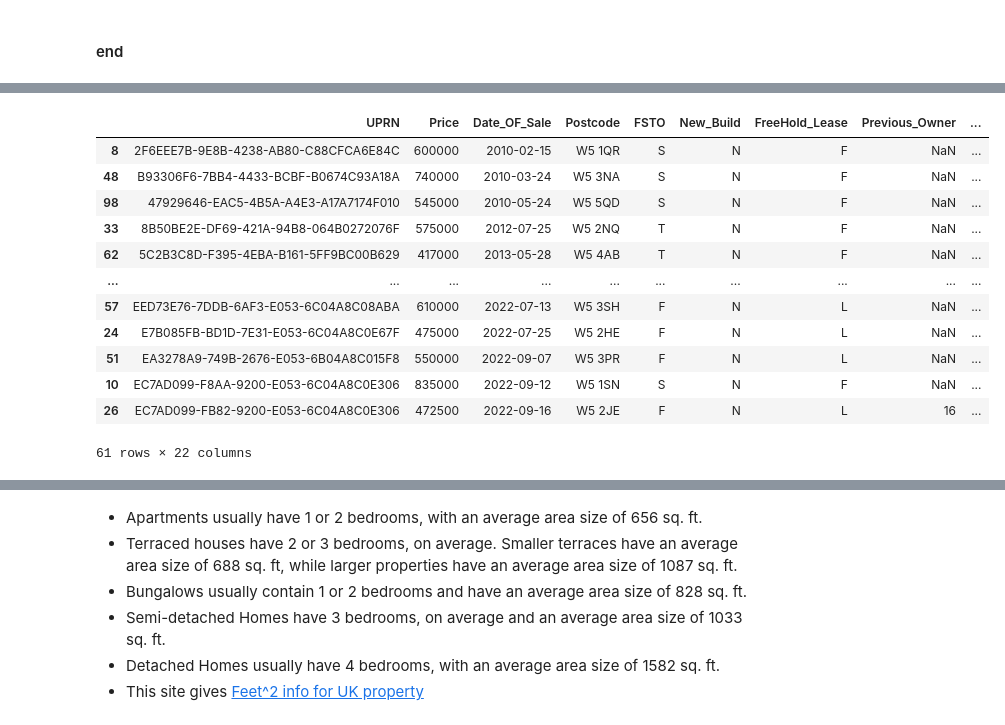
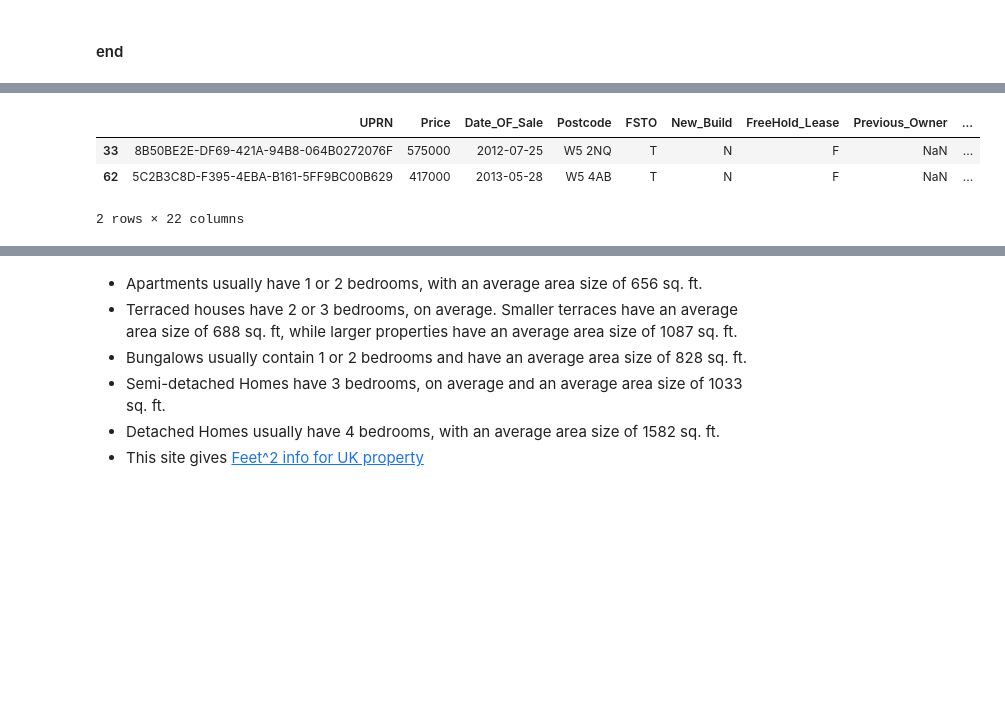
Before and after one commit to brandlab-au/landregistry, a Jupyter notebook: Ealing.ipynb, the cells around one changed output, grey strips where cells are left out. Drawn from its saved outputs; the diff is of its cells as text; code cells hidden in the pictures; blank space fills up the shorter version.

```diff
--- a/Ealing.ipynb
+++ b/Ealing.ipynb
@@ -56,6 +73,6 @@ df[3:5]
 # %%
 df = df.astype({"FSTO":"str"})
-df["Type"] = np.select([df["FSTO"] == "D",df["FSTO"] == "F", df["FSTO"] == "S", df["FSTO"] == "O"], [1, 2, 3,4], default=0)
+df["Type"] = np.select([df["FSTO"] == "T",df["FSTO"] == "F", df["FSTO"] == "S", df["FSTO"] == "O"], [1, 2, 3,4], default=0)
 df["Type"].size
 df[3:5]
 # %% [output]
@@ -111,7 +141,7 @@ plt.show()
 # %%
-# import requests
+import requests
 
-# response = requests.get(f"https://maps.googleapis.com/maps/api/geocode/json?address=W52JE&key={api_key}")
-# json_response = response.json()
+response = requests.get(f"https://maps.googleapis.com/maps/api/geocode/json?address={pp}&key={api_key}")
+json_response = response.json()
 
-# print(json_response)
+print(json_response)
@@ -499,16 +286,7 @@ W5 2JE 51.5236441 -0.2962347
 # %%
-df
+df[3:5]
 # %% [output]
 |  | UPRN | Price | Date_OF_Sale | Postcode | FSTO | New_Build | FreeHold_Lease | Previous_Owner | ... |
-| 8 | 2F6EEE7B-9E8B-4238-AB80-C88CFCA6E84C | 600000 | 2010-02-15 | W5 1QR | S | N | F | NaN | ... |
-| 48 | B93306F6-7BB4-4433-BCBF-B0674C93A18A | 740000 | 2010-03-24 | W5 3NA | S | N | F | NaN | ... |
-| 98 | 47929646-EAC5-4B5A-A4E3-A17A7174F010 | 545000 | 2010-05-24 | W5 5QD | S | N | F | NaN | ... |
 | 33 | 8B50BE2E-DF69-421A-94B8-064B0272076F | 575000 | 2012-07-25 | W5 2NQ | T | N | F | NaN | ... |
 | 62 | 5C2B3C8D-F395-4EBA-B161-5FF9BC00B629 | 417000 | 2013-05-28 | W5 4AB | T | N | F | NaN | ... |
-| ... | ... | ... | ... | ... | ... | ... | ... | ... | ... |
-| 57 | EED73E76-7DDB-6AF3-E053-6C04A8C08ABA | 610000 | 2022-07-13 | W5 3SH | F | N | L | NaN | ... |
-| 24 | E7B085FB-BD1D-7E31-E053-6C04A8C0E67F | 475000 | 2022-07-25 | W5 2HE | F | N | L | NaN | ... |
-| 51 | EA3278A9-749B-2676-E053-6B04A8C015F8 | 550000 | 2022-09-07 | W5 3PR | F | N | L | NaN | ... |
-| 10 | EC7AD099-F8AA-9200-E053-6C04A8C0E306 | 835000 | 2022-09-12 | W5 1SN | S | N | F | NaN | ... |
-| 26 | EC7AD099-FB82-9200-E053-6C04A8C0E306 | 472500 | 2022-09-16 | W5 2JE | F | N | L | 16 | ... |
-61 rows × 22 columns
+2 rows × 22 columns
```
Also changed, not shown: parts of 43 cells of this notebook, 3 other files.
